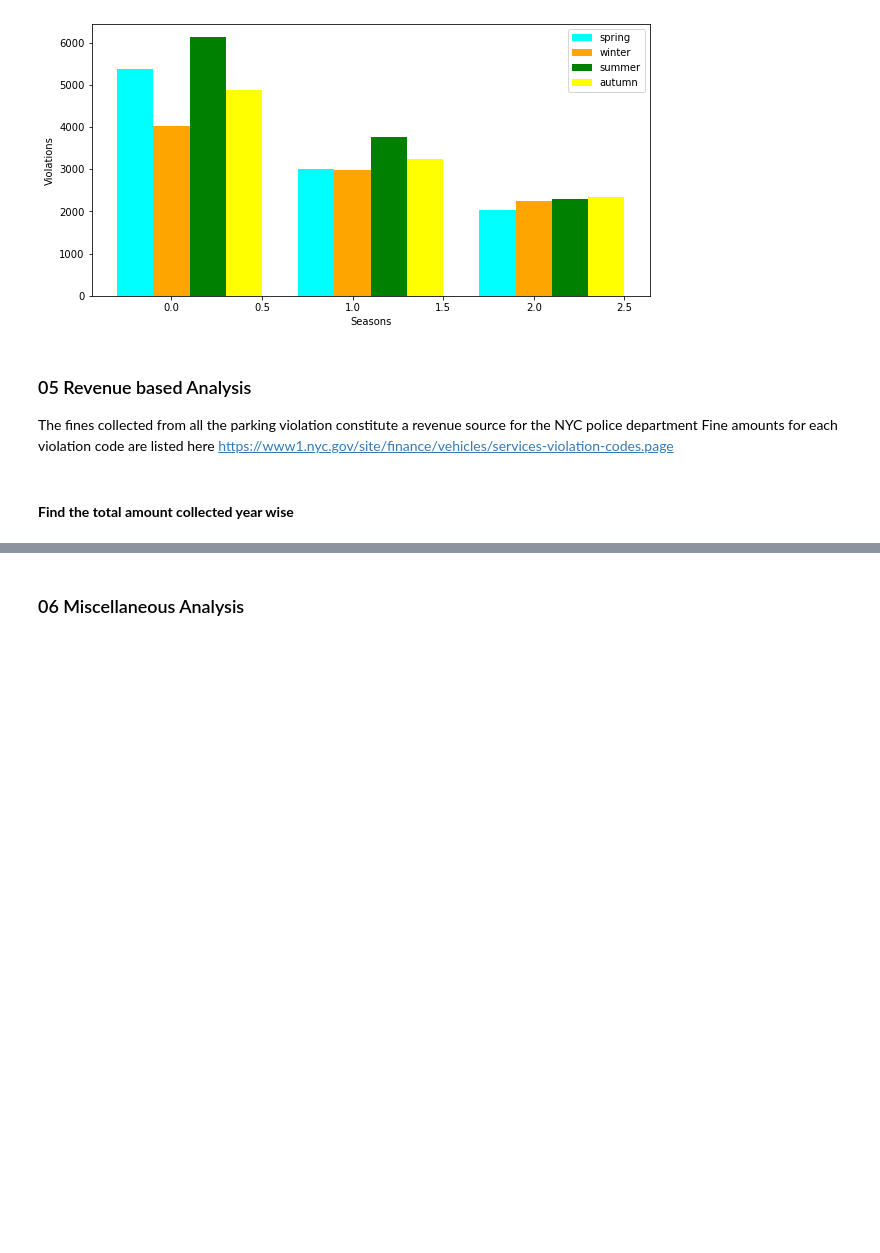
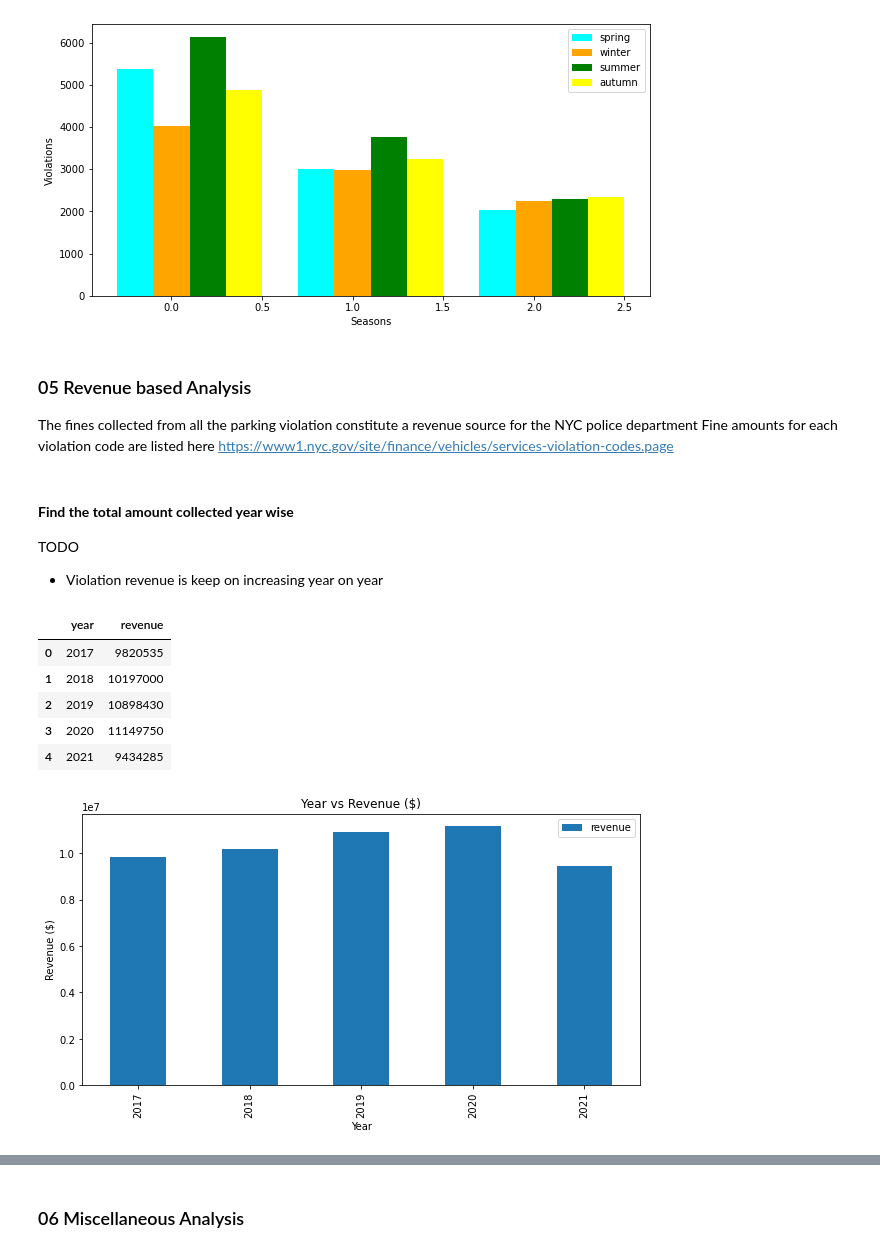
Before and after one commit to MTech-DA231-Project/NYC_Parking_Analysis, a Jupyter notebook: notebooks/nyc_parking_analysis.ipynb, the cells around one changed output, grey strips where cells are left out. Drawn from its saved outputs; the diff is of its cells as text; code cells hidden in the pictures; blank space fills up the shorter version.

Commit message:
Add miscellaneous analysis code Modify plots & table output for all the analysis

```diff
--- a/notebooks/nyc_parking_analysis.ipynb
+++ b/notebooks/nyc_parking_analysis.ipynb
@@ -568,5 +579,18 @@ The fines collected from all the parking violation constitute a revenue source f
 Fine amounts for each violation code are listed here https://www1.nyc.gov/site/finance/vehicles/services-violation-codes.page
 # %% [markdown]
 #### **Find the total amount collected year wise**
+
+TODO
+* Violation revenue is keep on increasing year on year
+# %%
+rba.yearly_revenue(df)
+# %% [output]
+|  | year | revenue |
+| 0 | 2017 | 9820535 |
+| 1 | 2018 | 10197000 |
+| 2 | 2019 | 10898430 |
+| 3 | 2020 | 11149750 |
+| 4 | 2021 | 9434285 |
+[figure, added]
 # %% [markdown]
 #### **Find the top 5 violation codes which collected highest amount**
```
Also changed, not shown: parts of 31 cells of this notebook, 19 other files.
